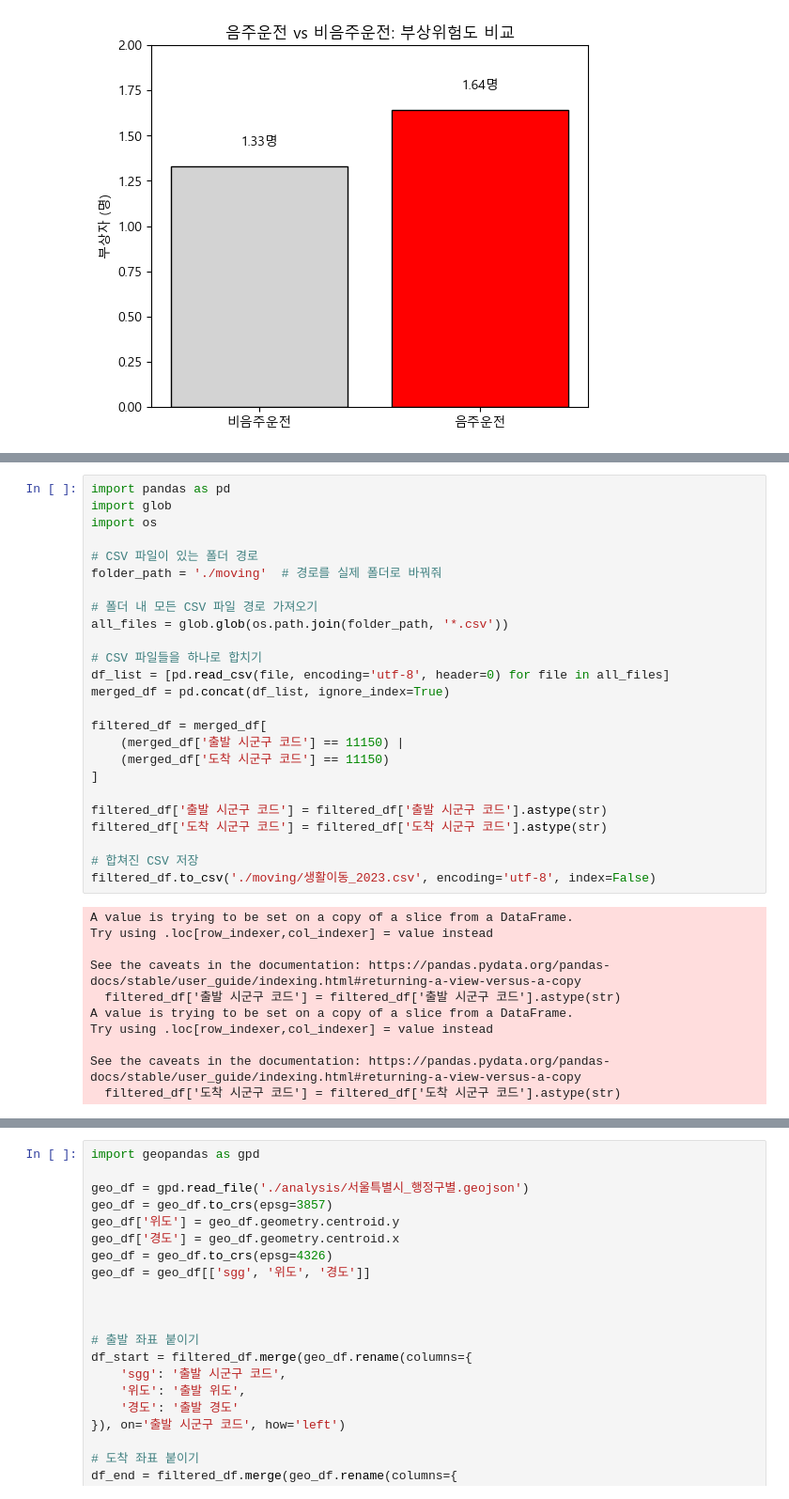
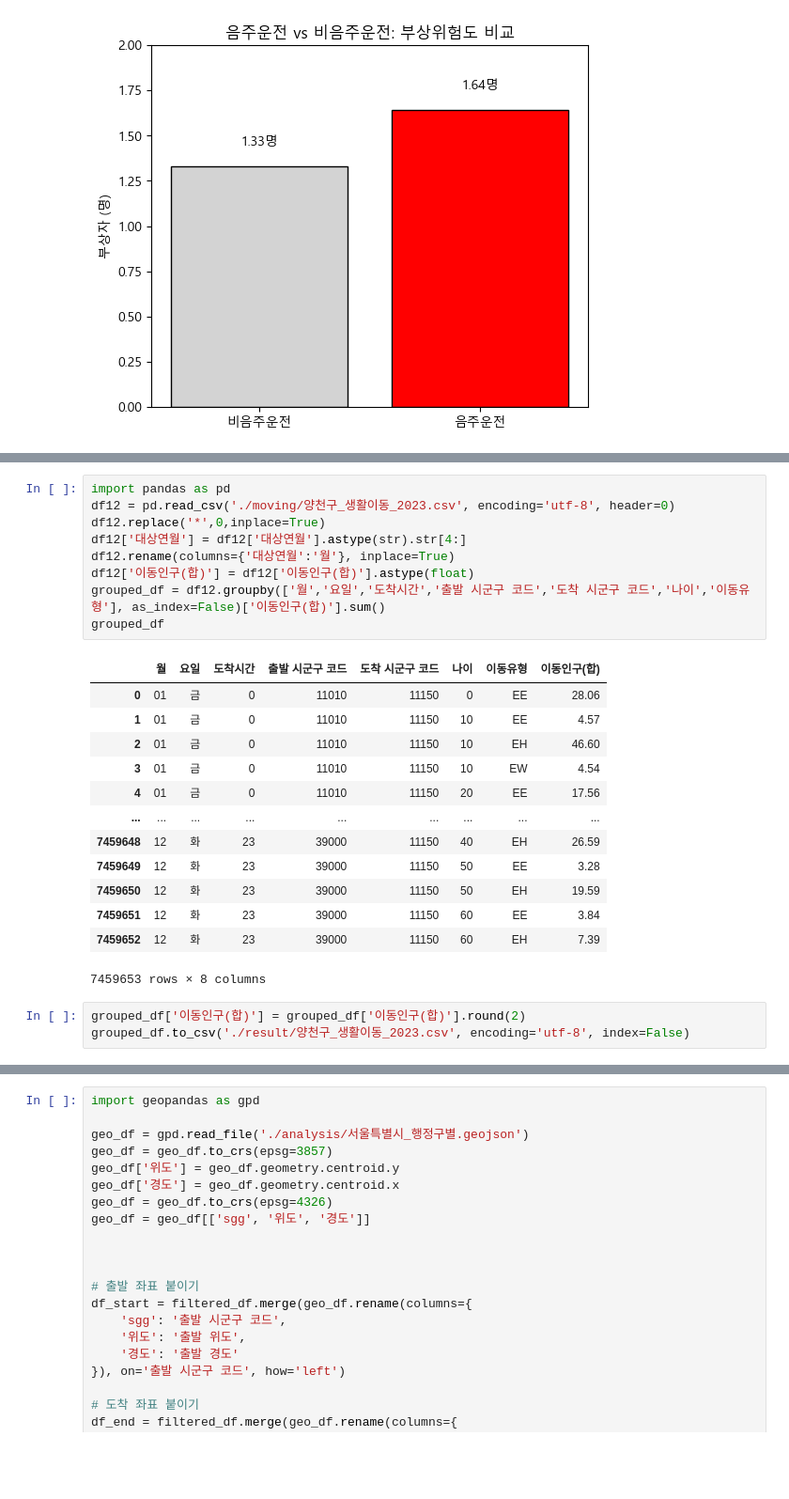
Before and after one commit to Yuu-Yur/DDProject, a Jupyter notebook: DDdataPreProcessing.ipynb, the cells around one changed output, grey strips where cells are left out. Shown at 94% size. Saved outputs shown, nothing was run; the diff lists cells and outputs as text; blank space fills up the shorter version.

```diff
--- a/DDdataPreProcessing.ipynb
+++ b/DDdataPreProcessing.ipynb
@@ -336,36 +362,26 @@ plt.show()
 # %%
 import pandas as pd
-import glob
-import os
-
-# CSV 파일이 있는 폴더 경로
-folder_path = './moving'  # 경로를 실제 폴더로 바꿔줘
-
-# 폴더 내 모든 CSV 파일 경로 가져오기
-all_files = glob.glob(os.path.join(folder_path, '*.csv'))
-
-# CSV 파일들을 하나로 합치기
-df_list = [pd.read_csv(file, encoding='utf-8', header=0) for file in all_files]
-merged_df = pd.concat(df_list, ignore_index=True)
-
-filtered_df = merged_df[
-    (merged_df['출발 시군구 코드'] == 11150) |
-    (merged_df['도착 시군구 코드'] == 11150)
-]
-
-filtered_df['출발 시군구 코드'] = filtered_df['출발 시군구 코드'].astype(str)
-filtered_df['도착 시군구 코드'] = filtered_df['도착 시군구 코드'].astype(str)
-
-# 합쳐진 CSV 저장
-filtered_df.to_csv('./moving/생활이동_2023.csv', encoding='utf-8', index=False)
+df12 = pd.read_csv('./moving/양천구_생활이동_2023.csv', encoding='utf-8', header=0)
+df12.replace('*',0,inplace=True)
+df12['대상연월'] = df12['대상연월'].astype(str).str[4:]
+df12.rename(columns={'대상연월':'월'}, inplace=True)
+df12['이동인구(합)'] = df12['이동인구(합)'].astype(float)
+grouped_df = df12.groupby(['월','요일','도착시간','출발 시군구 코드','도착 시군구 코드','나이','이동유형'], as_index=False)['이동인구(합)'].sum()
+grouped_df
 # %% [output]
+|  | 월 | 요일 | 도착시간 | 출발 시군구 코드 | 도착 시군구 코드 | 나이 | 이동유형 | 이동인구(합) |
+| 0 | 01 | 금 | 0 | 11010 | 11150 | 0 | EE | 28.06 |
+| 1 | 01 | 금 | 0 | 11010 | 11150 | 10 | EE | 4.57 |
+| 2 | 01 | 금 | 0 | 11010 | 11150 | 10 | EH | 46.60 |
+| 3 | 01 | 금 | 0 | 11010 | 11150 | 10 | EW | 4.54 |
+| 4 | 01 | 금 | 0 | 11010 | 11150 | 20 | EE | 17.56 |
+| ... | ... | ... | ... | ... | ... | ... | ... | ... |
+| 7459648 | 12 | 화 | 23 | 39000 | 11150 | 40 | EH | 26.59 |
+| 7459649 | 12 | 화 | 23 | 39000 | 11150 | 50 | EE | 3.28 |
+| 7459650 | 12 | 화 | 23 | 39000 | 11150 | 50 | EH | 19.59 |
+| 7459651 | 12 | 화 | 23 | 39000 | 11150 | 60 | EE | 3.84 |
+| 7459652 | 12 | 화 | 23 | 39000 | 11150 | 60 | EH | 7.39 |
-A value is trying to be set on a copy of a slice from a DataFrame.
-Try using .loc[row_indexer,col_indexer] = value instead
-
-See the caveats in the documentation: https://pandas.pydata.org/pandas-docs/stable/user_guide/indexing.html#returning-a-view-versus-a-copy
-  filtered_df['출발 시군구 코드'] = filtered_df['출발 시군구 코드'].astype(str)
-A value is trying to be set on a copy of a slice from a DataFrame.
-Try using .loc[row_indexer,col_indexer] = value instead
-
-See the caveats in the documentation: https://pandas.pydata.org/pandas-docs/stable/user_guide/indexing.html#returning-a-view-versus-a-copy
-  filtered_df['도착 시군구 코드'] = filtered_df['도착 시군구 코드'].astype(str)
+7459653 rows × 8 columns
+# %%
+grouped_df['이동인구(합)'] = grouped_df['이동인구(합)'].round(2)
+grouped_df.to_csv('./result/양천구_생활이동_2023.csv', encoding='utf-8', index=False)
```
Also changed, not shown: parts of 3 cells of this notebook, 2 other files.
